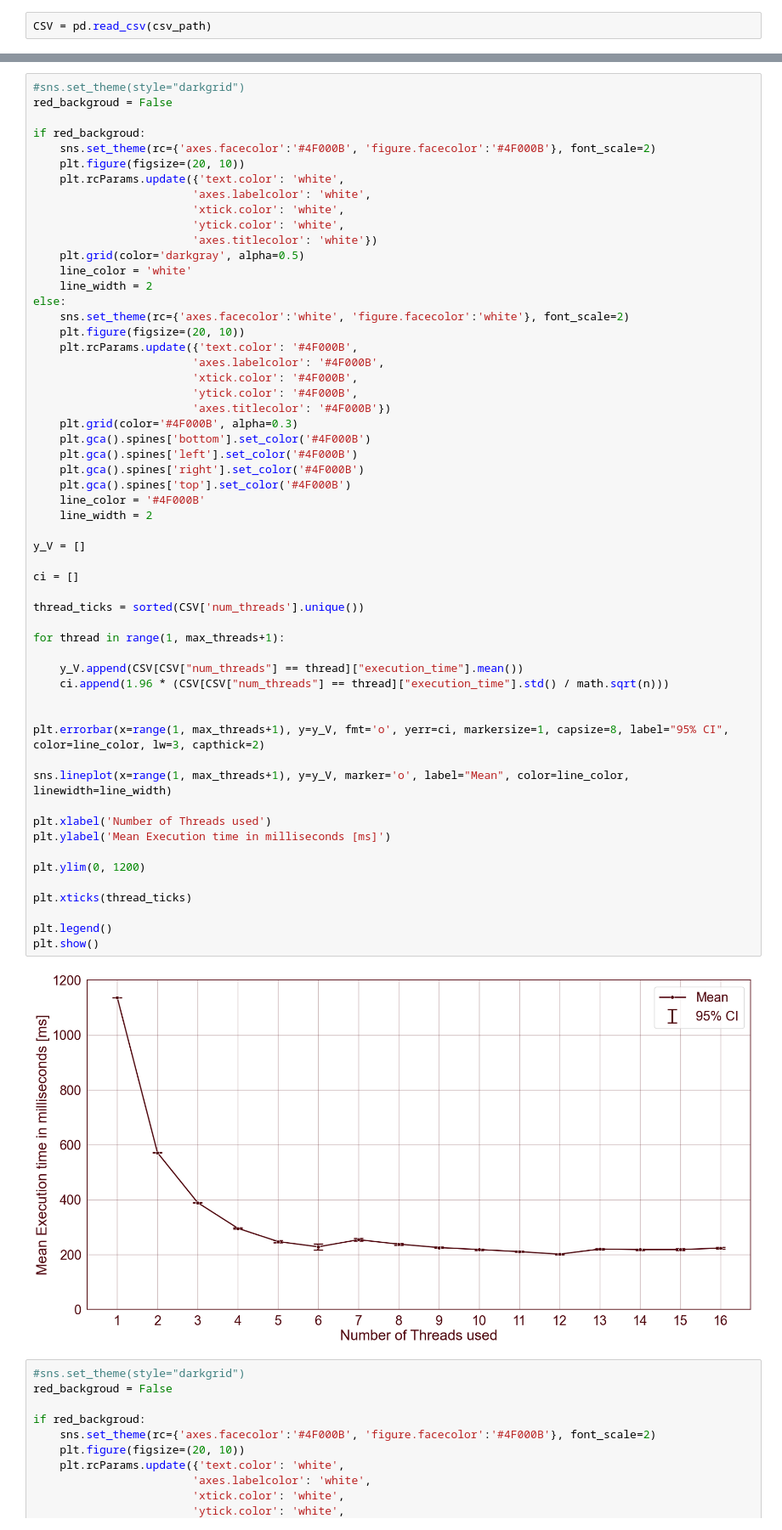
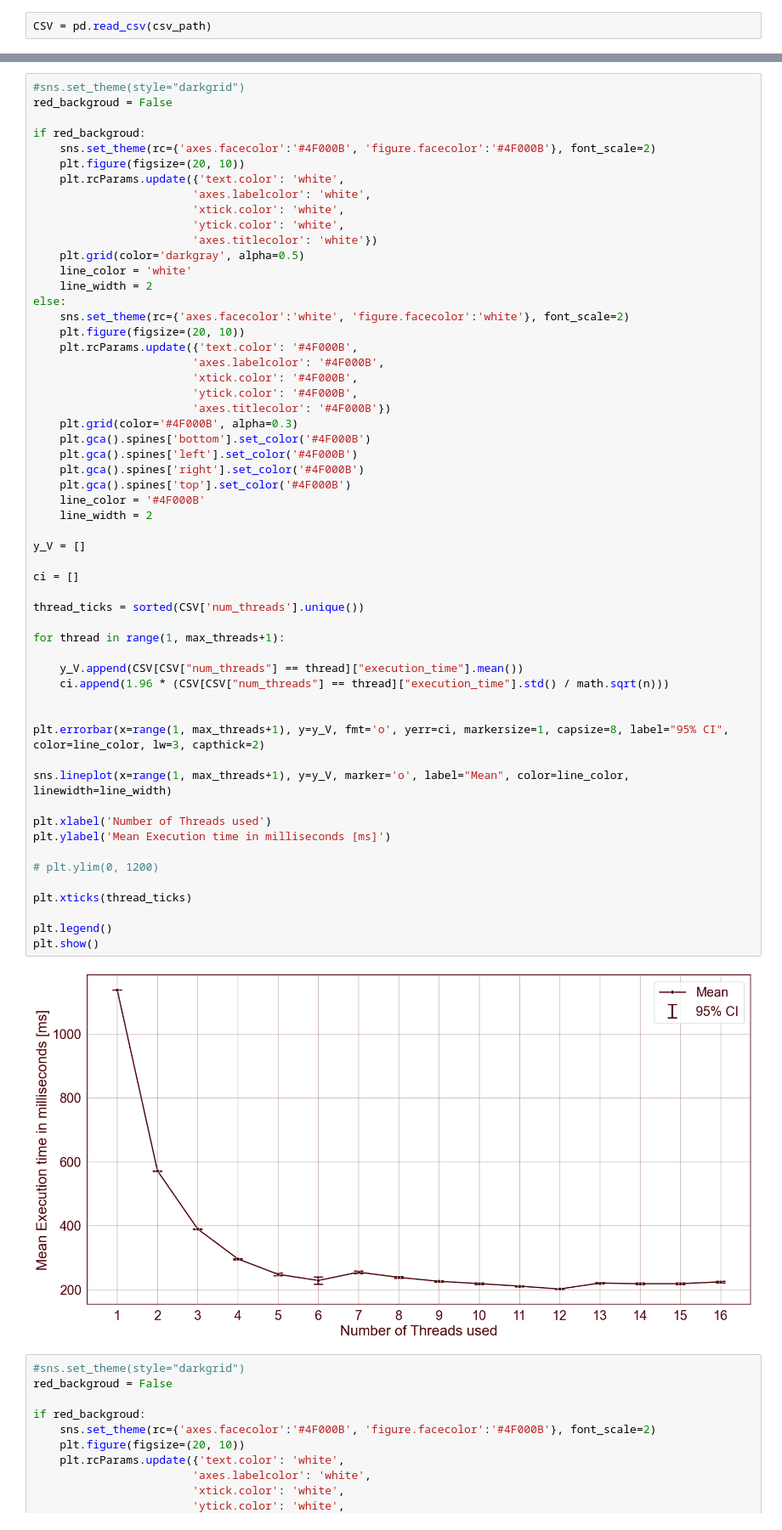
Before and after one commit to AliceOrlandini/Integer-Factorization, a Jupyter notebook: code/Python/ExecutionTime_Threads/Experiment_3/script.ipynb, the cells around one changed output, grey strips where cells are left out. Shown at 85% size. Cells and saved outputs as stored; diff of their text form.

```diff
--- a/code/Python/ExecutionTime_Threads/Experiment_3/script.ipynb
+++ b/code/Python/ExecutionTime_Threads/Experiment_3/script.ipynb
@@ -45,35 +52,35 @@ else:
     plt.gca().spines['right'].set_color('#4F000B')
     plt.gca().spines['top'].set_color('#4F000B')
     line_color = '#4F000B'
     line_width = 2
 
 y_V = []
 
 ci = []
 
 thread_ticks = sorted(CSV['num_threads'].unique())
 
 for thread in range(1, max_threads+1):
 
     y_V.append(CSV[CSV["num_threads"] == thread]["execution_time"].mean())
     ci.append(1.96 * (CSV[CSV["num_threads"] == thread]["execution_time"].std() / math.sqrt(n)))
 
 
 plt.errorbar(x=range(1, max_threads+1), y=y_V, fmt='o', yerr=ci, markersize=1, capsize=8, label="95% CI", color=line_color, lw=3, capthick=2)
 
 sns.lineplot(x=range(1, max_threads+1), y=y_V, marker='o', label="Mean", color=line_color, linewidth=line_width)
 
 plt.xlabel('Number of Threads used')
 plt.ylabel('Mean Execution time in milliseconds [ms]')
 
-plt.ylim(0, 1200)
+# plt.ylim(0, 1200)
 
 plt.xticks(thread_ticks)
 
 plt.legend()
 plt.show()
 # %% [output]
-[figure, old version]
+[figure, new version]
 # %%
 #sns.set_theme(style="darkgrid")
 red_backgroud = False
```
Also changed, not shown: parts of 1 cell of this notebook, 5 other files.
